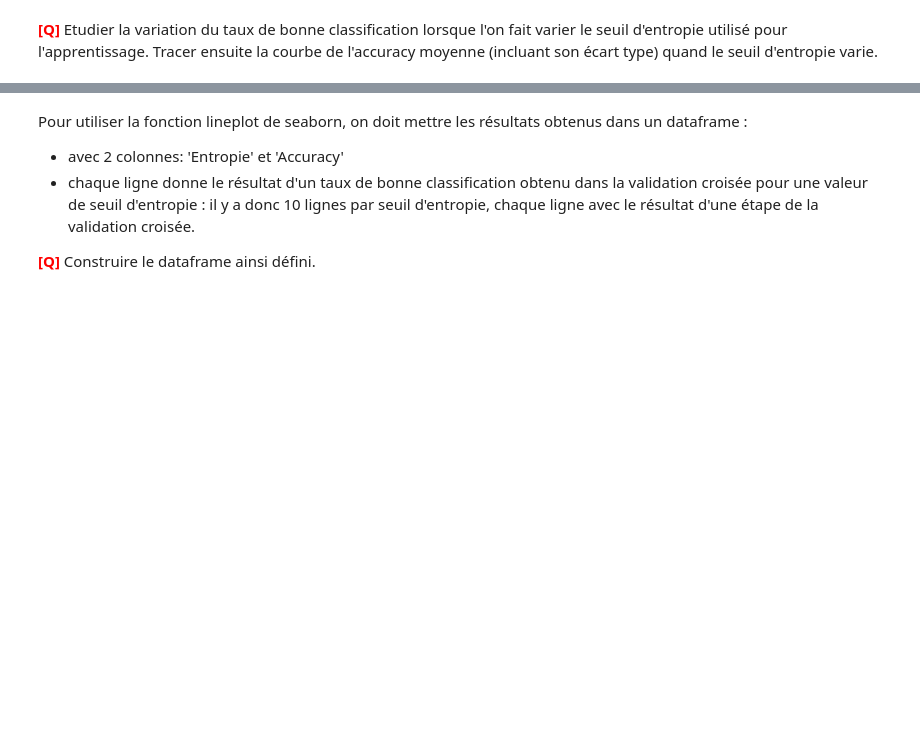
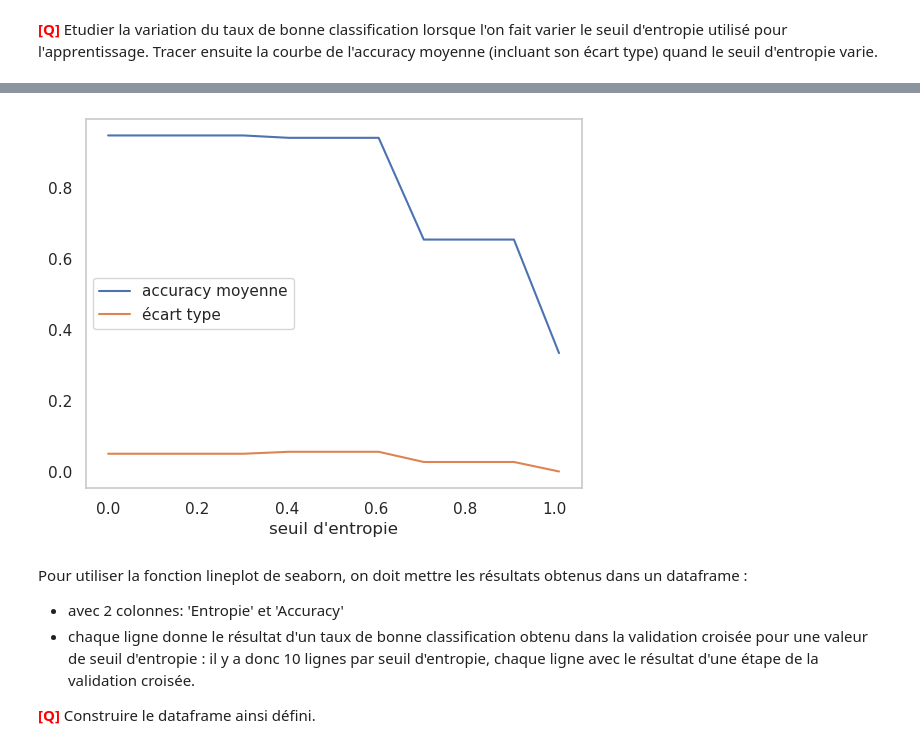
Before and after one commit to iLykTurtlz/MLAlgorithms3, a Jupyter notebook: tme-07/tme-07.ipynb, the cells around one changed output, grey strips where cells are left out. Saved outputs shown, nothing was run; the diff lists cells and outputs as text; code cells hidden in the pictures; blank space fills up the shorter version.

```diff
--- a/tme-07/tme-07.ipynb
+++ b/tme-07/tme-07.ipynb
@@ -448,6 +456,7 @@ def partitionne(m_desc,m_class,n,s):
     # COMPLETER CETTE PARTIE
     #
     #############
+    return (m_desc[m_desc[:,n] <= s], m_class[m_desc[:,n] <= s]), (m_desc[m_desc[:,n] > s], m_class[m_desc[:,n] > s])
 # %%
 # Exemple d'utilisation :
 
@@ -543,6 +552,12 @@ class NoeudNumerique:
         # COMPLETER CETTE PARTIE
         #
         #############
+        if self.est_feuille():
+            return self.classe
+        if exemple[self.attribut] <=self.seuil:
+            return self.Les_fils['inf'].classifie(exemple)
+        else:
+            return self.Les_fils['sup'].classifie(exemple)
 
 
     def to_graph(self, g, prefixe='A'):
@@ -796,3 +821,11 @@ run 10: seuil d'entropie = 1.010 accuracy moyenne: 0.333 écart type: 0.333
+# %%
+plt.plot(s,mean_accs,label='accuracy moyenne')
+plt.plot(s,stds,label='écart type')
+plt.xlabel("seuil d'entropie")
+plt.legend()
+plt.grid()
+# %% [output]
+[figure, added]
 # %% [markdown]
  Pour utiliser la fonction lineplot de seaborn, on doit mettre les résultats obtenus dans un dataframe :
 - avec 2 colonnes: 'Entropie' et 'Accuracy'
```
Also changed, not shown: parts of 12 cells of this notebook, 2 other files.
